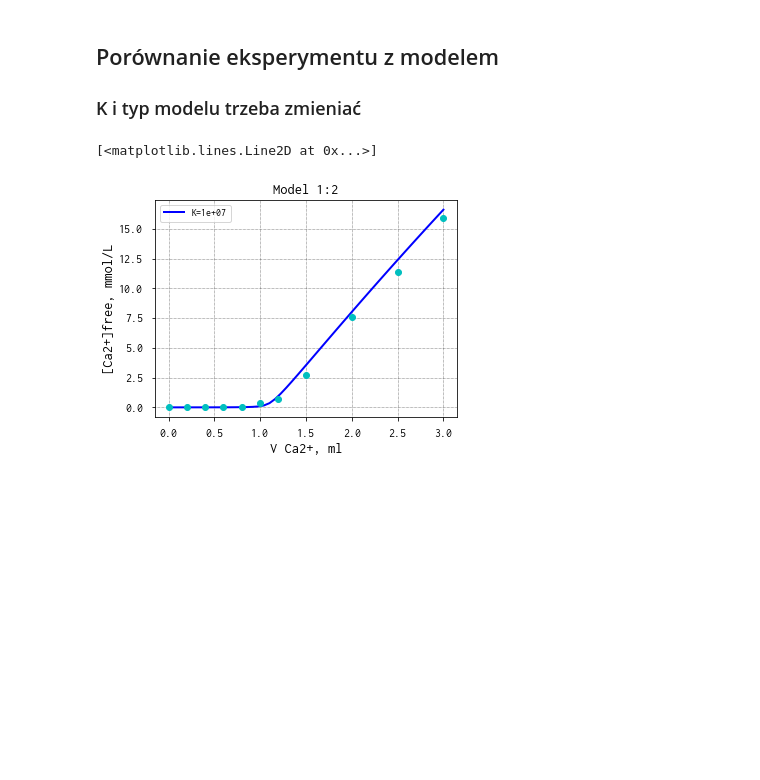
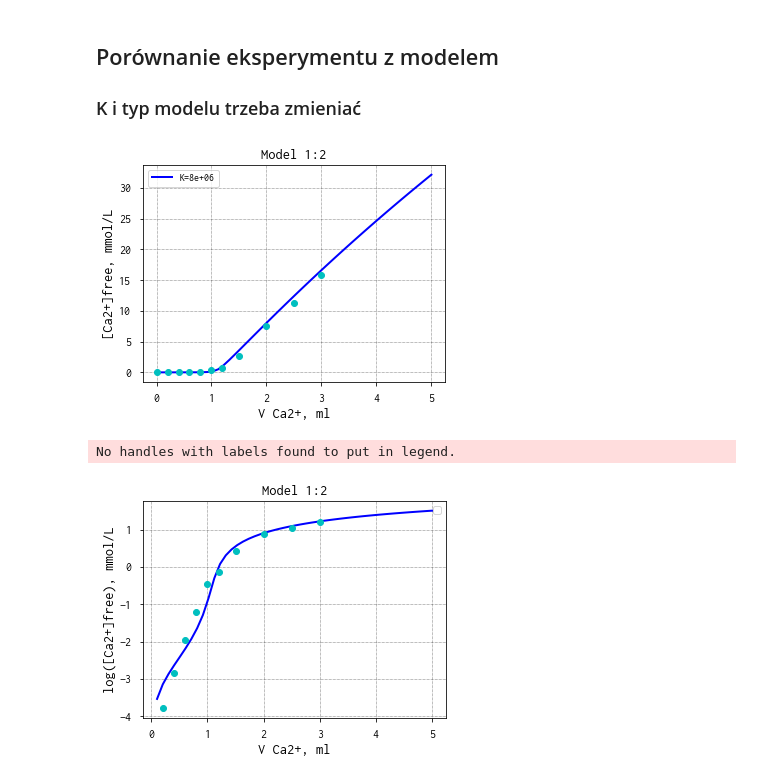
Before and after one commit to sbednarz/miareczkowanie_pia, a Jupyter notebook: miareczkowanie.ipynb, the cells around one changed output. Saved outputs shown, nothing was run; the diff lists cells and outputs as text; code cells hidden in the pictures; blank space fills up the shorter version.

```diff
--- a/miareczkowanie.ipynb
+++ b/miareczkowanie.ipynb
@@ -162,60 +162,72 @@ exp2 = np.array([
 [1.5,10.42254046],
 [2,15.31351865],
 [2.5,20.67738425],
 [3,25.1816464],
 [3.5,30.6670954],
 [4,34.97290109],
 [4.5,40.63890175],
 [5,45.48306156]
 ])
 
 
 
 ## PARAMETR1
 ## testowana stała wiązania
-KK = [1e7]
+K = 8e6
 
 
-for K in KK:
-    VVL = np.linspace(VL0,VL1,N)
-    data = np.zeros((7,N))
-    i = 0
-    for VL in VVL:
-        guess = [1e-3]
-        Vtotal = V0 + VL
-        nL0 = VL*cL
-        nP0 = V0*cP
-        L0 = nL0/Vtotal
-        P0 = nP0/Vtotal
+VVL = np.linspace(VL0,VL1,N)
+data = np.zeros((7,N))
+i = 0
+for VL in VVL:
+    guess = [1e-3]
+    Vtotal = V0 + VL
+    nL0 = VL*cL
+    nP0 = V0*cP
+    L0 = nL0/Vtotal
+    P0 = nP0/Vtotal
 
-        # PARAMETR2
-        # model11 lub model12
-        x, = fsolve(model12, guess, args=(K,L0, P0))
+    # PARAMETR2
+    # model11 lub model12
+    x, = fsolve(model12, guess, args=(K,L0, P0))
 
-        Lb = x
-        Lf = L0 - Lb
-        nLb = Lb*Vtotal
-        nLf = Lf*Vtotal
+    Lb = x
+    Lf = L0 - Lb
+    nLb = Lb*Vtotal
+    nLf = Lf*Vtotal
 
-        data[0,i] = Vtotal
-        data[1,i] = VL
-        data[2,i] = nL0
-        data[3,i] = nLf
-        data[4,i] = nLb
-        data[5,i] = Lf
-        data[6,i] = Lb
-        i = i + 1
+    data[0,i] = Vtotal
+    data[1,i] = VL
+    data[2,i] = nL0
+    data[3,i] = nLf
+    data[4,i] = nLb
+    data[5,i] = Lf
+    data[6,i] = Lb
+    i = i + 1
 
-    plt.plot(data[1,:]*1000, data[5,:]*1000,'-',label="K={:.0e}".format(K))
+plt.plot(data[1,:]*1000, data[5,:]*1000,'-',label="K={:.0e}".format(K))
 
 plt.grid()
 plt.legend()
 plt.xlabel('V Ca2+, ml')
 plt.ylabel('[Ca2+]free, mmol/L')
 plt.title('Model 1:2')
 
 # dane doświadczalne
 plt.plot(exp1[:,0], exp1[:,1],'o')
+plt.show()
+
+
+# i w układzie półlogarytmicznym:
+plt.grid()
+plt.legend()
+plt.xlabel('V Ca2+, ml')
+plt.ylabel('log([Ca2+]free), mmol/L')
+plt.title('Model 1:2')
+plt.plot(data[1,:]*1000, np.log10(data[5,:]*1000),'-',label="K={:.0e}".format(K))
+plt.plot(exp1[:,0], np.log10(exp1[:,1]),'o')
+plt.show()
 # %% [output]
+[figure, new version]
-[<matplotlib.lines.Line2D at 0x...>]
+No handles with labels found to put in legend.
-[figure, old version]
+[figure, added]
```
Also changed, not shown: parts of 3 cells of this notebook.
